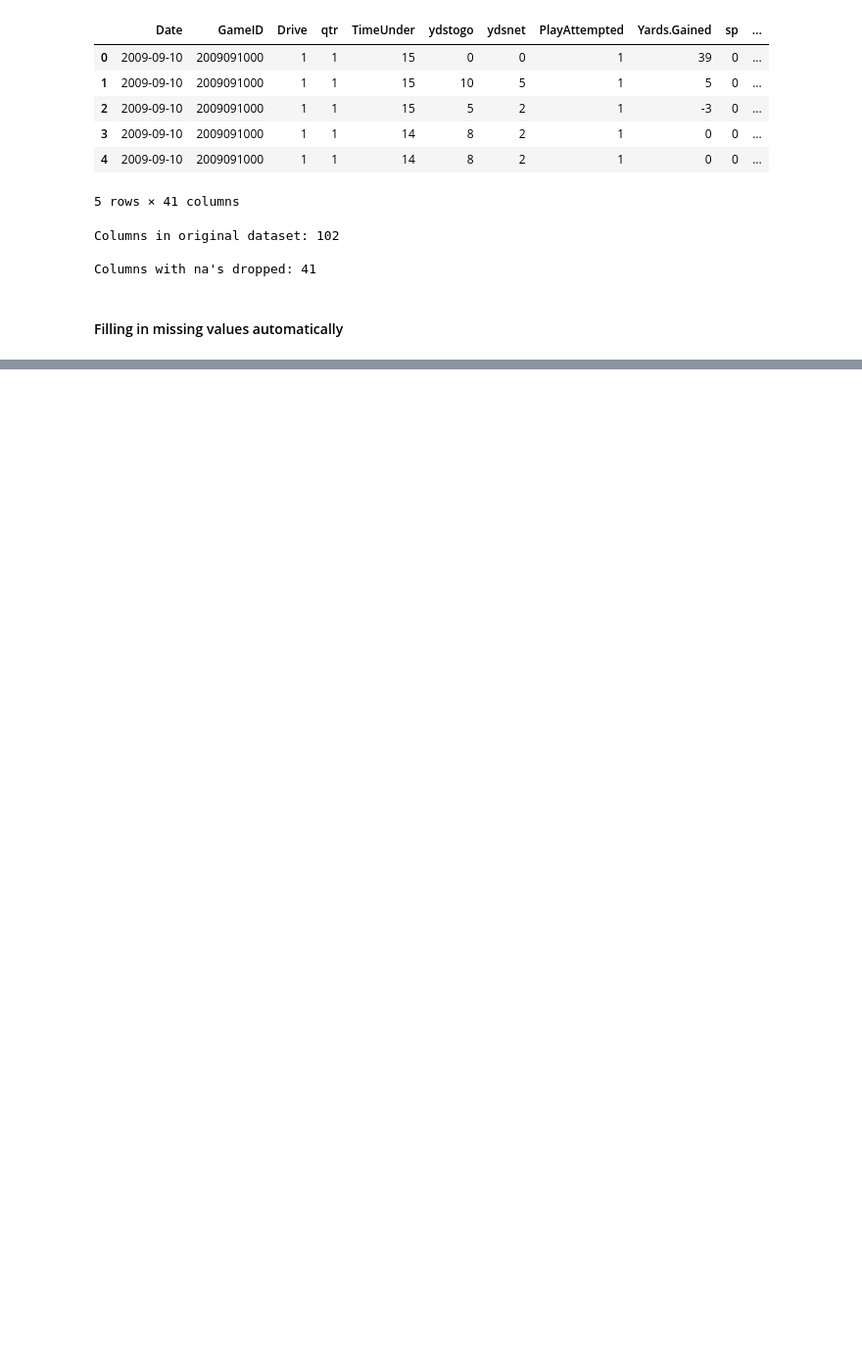
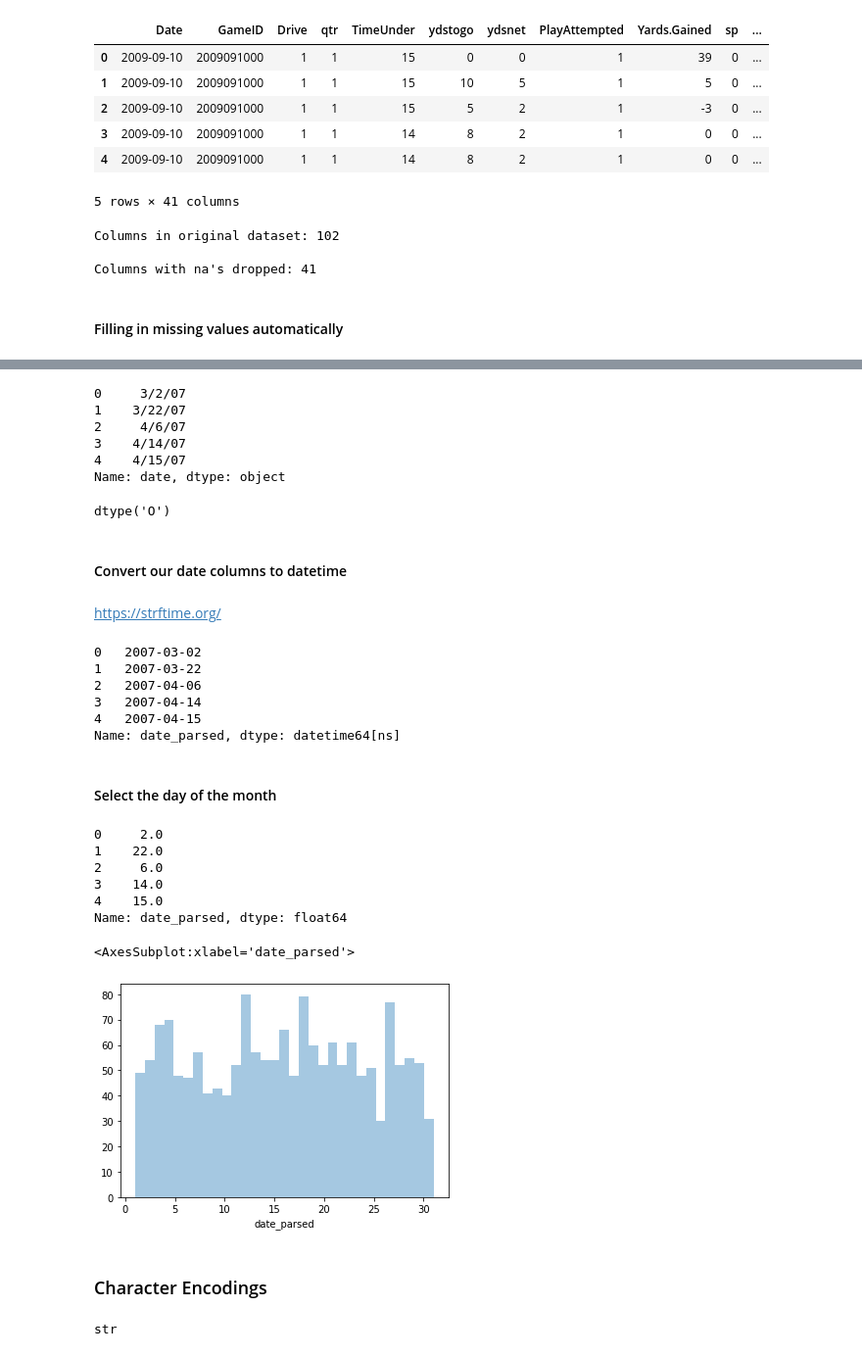
Before and after one commit to Mathtzt/data-science, a Jupyter notebook: aprendizado/data-cleaning.ipynb, the cells around one changed output, grey strips where cells are left out. Shown at 98% size. Cells and saved outputs as stored; diff of their text form; code cells hidden in the pictures; blank space fills up the shorter version.

```diff
--- a/aprendizado/data-cleaning.ipynb
+++ b/aprendizado/data-cleaning.ipynb
@@ -170,0 +256,12 @@ subset_nfl_data.fillna(method='bfill', axis=0).fillna(0)
+# %%
+# modules we'll use
+import pandas as pd
+import numpy as np
+import seaborn as sns
+import datetime
+
+# read in our data
+landslides = pd.read_csv("catalog.csv")
+
+# set seed for reproducibility
+np.random.seed(0)
@@ -170,0 +278,57 @@ subset_nfl_data.fillna(method='bfill', axis=0).fillna(0)
+# %%
+# print the first few rows of the date column
+print(landslides['date'].head())
+# %% [output]
+0     3/2/07
+1    3/22/07
+2     4/6/07
+3    4/14/07
+4    4/15/07
+Name: date, dtype: object
+# %%
+# check the data type of our date column
+landslides['date'].dtype
+# notice that is an object
+# %% [output]
+dtype('O')
+# %% [markdown]
+#### Convert our date columns to datetime
+# %% [markdown]
+https://strftime.org/
+# %%
+# create a new column, date_parsed, with the parsed dates
+landslides['date_parsed'] = pd.to_datetime(landslides['date'], format="%m/%d/%y")
+# %%
+# print the first few rows
+landslides['date_parsed'].head()
+# %% [output]
+0   2007-03-02
+1   2007-03-22
+2   2007-04-06
+3   2007-04-14
+4   2007-04-15
+Name: date_parsed, dtype: datetime64[ns]
+# %% [markdown]
+#### Select the day of the month
+# %%
+# get the day of the month from the date_parsed column
+day_of_month_landslides = landslides['date_parsed'].dt.day
+day_of_month_landslides.head()
+# %% [output]
+0     2.0
+1    22.0
+2     6.0
+3    14.0
+4    15.0
+Name: date_parsed, dtype: float64
+# %%
+# remove na's
+day_of_month_landslides = day_of_month_landslides.dropna()
+
+# plot the day of the month
+sns.distplot(day_of_month_landslides, kde=False, bins=31)
+# %% [output]
+<AxesSubplot:xlabel='date_parsed'>
+[figure, added]
+# %% [markdown]
+### Character Encodings
@@ -170,0 +355,8 @@ subset_nfl_data.fillna(method='bfill', axis=0).fillna(0)
+# %%
+# start with a string
+before = "This is the euro symbol: €"
+
+# check to see what datatype it is
+type(before)
+# %% [output]
+str
```
Also changed, not shown: parts of 26 cells of this notebook.
